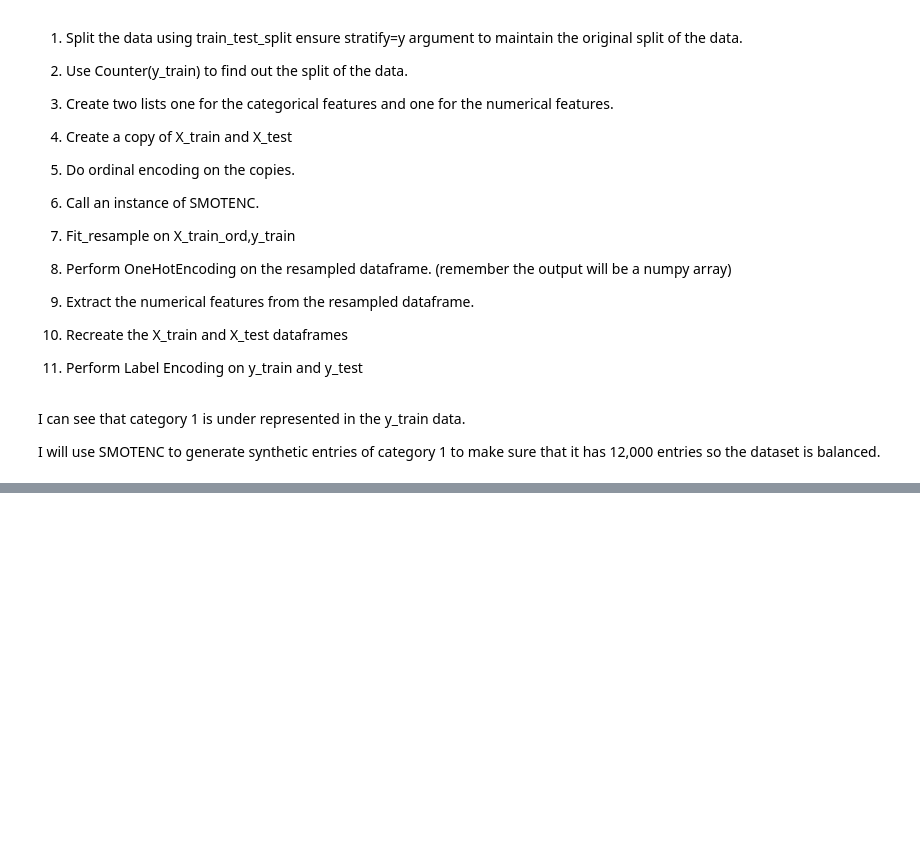
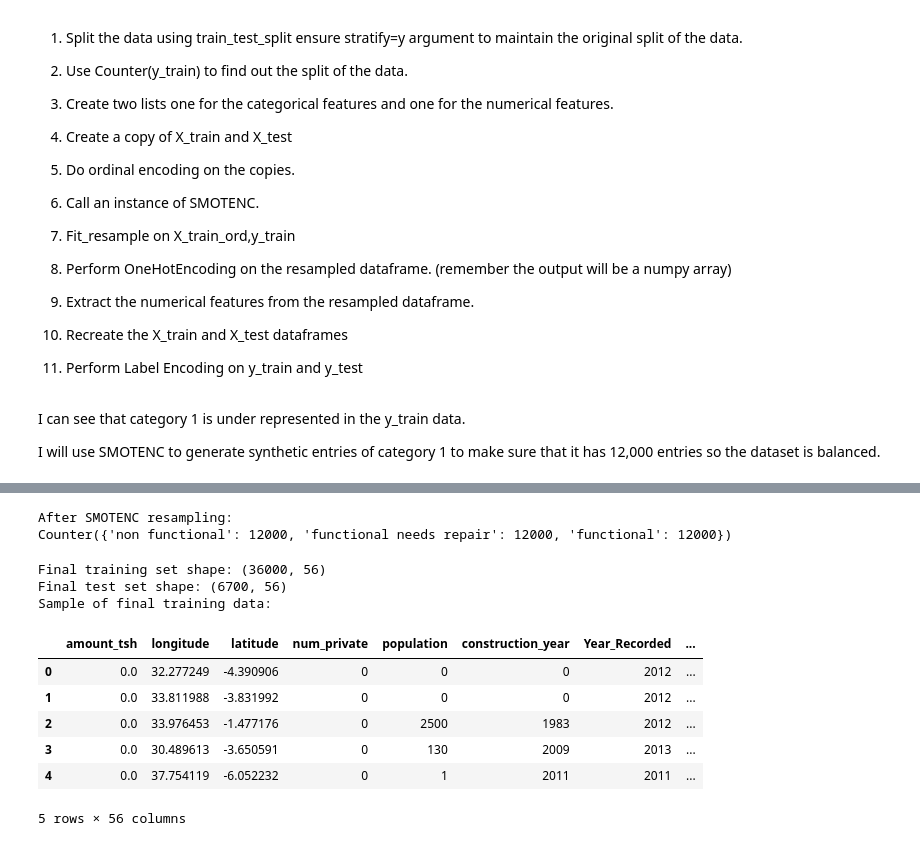
Before and after one commit to FrancisNdirangu/Pump_it_up_Dataset, a Jupyter notebook: notebook.ipynb, the cells around one changed output, grey strips where cells are left out. Cells and saved outputs as stored; diff of their text form; code cells hidden in the pictures; blank space fills up the shorter version.

Commit message:
created smote system for making

```diff
--- a/notebook.ipynb
+++ b/notebook.ipynb
@@ -629,0 +667,63 @@ I will use SMOTENC to generate synthetic entries of category 1 to make sure that
+# %%
+# 2. Preprocess Categorical Features with ORDINAL ENCODING (For SMOTENC compatibility)
+# Identify categorical columns
+cat_cols = ['permit','extraction_type_class','management_group', 'payment_type', 'quality_group', 'quantity_group',
+            'source_type', 'source_class', 'waterpoint_type']
+
+#Identify numerical columns
+num_cols = ['amount_tsh', 'longitude', 'latitude', 'num_private', 'population','construction_year','Year_Recorded']
+
+# Initialize and fit ordinal encoder on TRAINING DATA ONLY
+ordinal_encoder = OrdinalEncoder(handle_unknown='use_encoded_value', unknown_value=-1)
+X_train_ord = X_train.copy()
+X_train_ord[cat_cols] = ordinal_encoder.fit_transform(X_train[cat_cols])
+
+# Apply to test data using same encoder
+X_test_ord = X_test.copy()
+X_test_ord[cat_cols] = ordinal_encoder.transform(X_test[cat_cols])
+# %%
+# 3. Apply SMOTENC to Training Data
+# Get categorical feature indices (positions after encoding)
+cat_idx = [X_train_ord.columns.get_loc(col) for col in cat_cols]
+
+# Define resampling strategy
+sampling_strategy = {'functional needs repair': 12000}  # Upsample to match majority
+
+sm = SMOTENC(
+    categorical_features=cat_idx,
+    sampling_strategy=sampling_strategy,
+    k_neighbors=5,
+    random_state=42
+)
+
+# Apply SMOTENC to ordinal-encoded training data
+X_train_res, y_train_res = sm.fit_resample(X_train_ord, y_train)
+
+print("\nAfter SMOTENC resampling:")
+print(Counter(y_train_res))  # A:12000, B:12000, C:12000
+# %% [output]
+After SMOTENC resampling:
+Counter({'non functional': 12000, 'functional needs repair': 12000, 'functional': 12000})
+# %%
+# 4. Apply ONE-HOT ENCODING (After SMOTENC)
+# =====================================================================
+# Initialize and fit one-hot encoder on RESAMPLED training data
+onehot_encoder = OneHotEncoder(sparse_output=False, handle_unknown='ignore')
+X_train_ohe = onehot_encoder.fit_transform(X_train_res[cat_cols])
+
+# Apply to test data using same encoder
+X_test_ohe = onehot_encoder.transform(X_test_ord[cat_cols])
+# %%
+# 5. Combine Features for Final Dataset
+# =====================================================================
+# Extract numerical features (unchanged)
+X_train_num = X_train_res[num_cols].reset_index(drop=True)
+X_test_num = X_test_ord[num_cols].reset_index(drop=True)
+
+# Create feature names for one-hot encoded columns
+ohe_columns = onehot_encoder.get_feature_names_out(cat_cols)
+
+# Combine numerical and one-hot categorical features
+X_train_final = pd.concat([X_train_num, pd.DataFrame(X_train_ohe, columns=ohe_columns)], axis=1)
+
+X_test_final = pd.concat([X_test_num, pd.DataFrame(X_test_ohe, columns=ohe_columns)], axis=1)
@@ -629,0 +735,16 @@ I will use SMOTENC to generate synthetic entries of category 1 to make sure that
+# %%
+print("\nFinal training set shape:", X_train_final.shape)
+print("Final test set shape:", X_test_final.shape)
+print("Sample of final training data:")
+X_train_final.head()
+# %% [output]
+Final training set shape: (36000, 56)
+Final test set shape: (6700, 56)
+Sample of final training data:
+|  | amount_tsh | longitude | latitude | num_private | population | construction_year | Year_Recorded | ... |
+| 0 | 0.0 | 32.277249 | -4.390906 | 0 | 0 | 0 | 2012 | ... |
+| 1 | 0.0 | 33.811988 | -3.831992 | 0 | 0 | 0 | 2012 | ... |
+| 2 | 0.0 | 33.976453 | -1.477176 | 0 | 2500 | 1983 | 2012 | ... |
+| 3 | 0.0 | 30.489613 | -3.650591 | 0 | 130 | 2009 | 2013 | ... |
+| 4 | 0.0 | 37.754119 | -6.052232 | 0 | 1 | 2011 | 2011 | ... |
+5 rows × 56 columns
```
Also changed, not shown: parts of 10 cells of this notebook.
